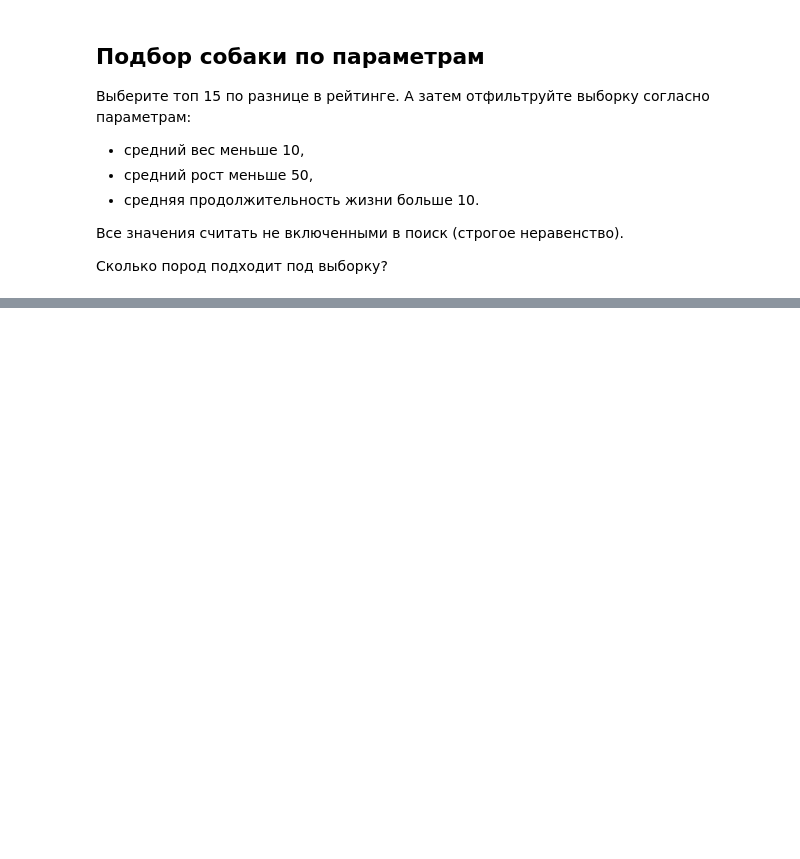
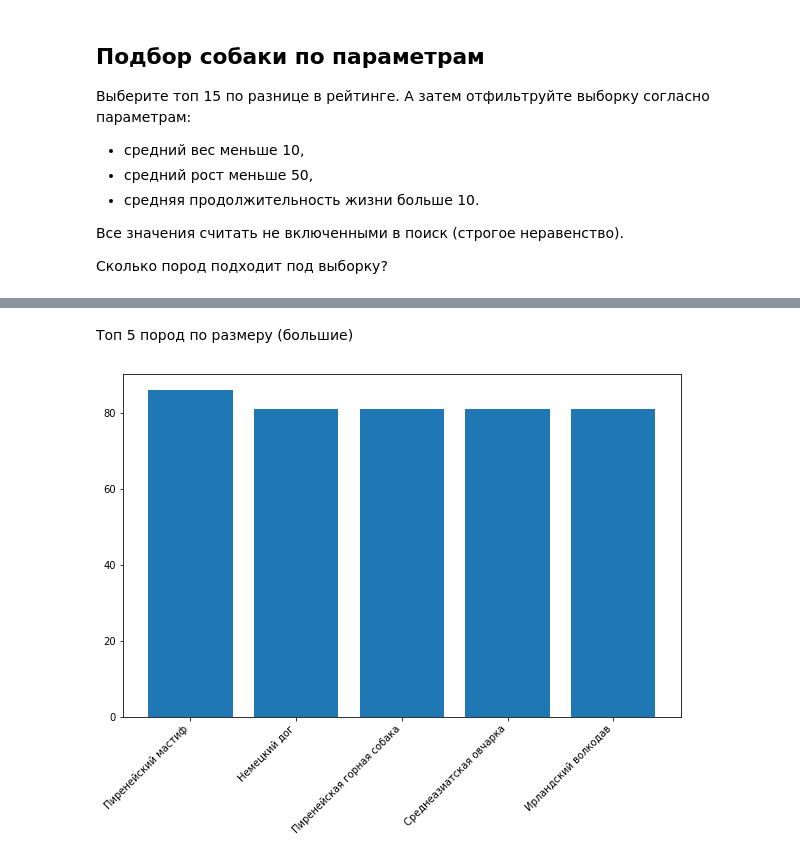
Before and after one commit to Gremler5442/colab-lab, a Jupyter notebook: Python_LabPandasColab.ipynb, the cells around one changed output, grey strips where cells are left out. Saved outputs shown, nothing was run; the diff lists cells and outputs as text; code cells hidden in the pictures; blank space fills up the shorter version.

```diff
--- a/Python_LabPandasColab.ipynb
+++ b/Python_LabPandasColab.ipynb
@@ -1326,0 +1377,13 @@ dogs["Рост среднее"] = dogs[['Рост макс','Рост мин']].
+# %% [markdown]
+Топ 5 пород по размеру (большие)
+# %%
+x = dogs[['Порода собак', 'Рост макс']].sort_values('Рост макс', ascending = False)[:5]['Порода собак']
+y = dogs[['Порода собак', 'Рост макс']].sort_values('Рост макс', ascending = False)[:5]['Рост макс']
+
+fig,ax = plt.subplots(figsize=(10,7))
+ax.bar(x, y)
+ax.set_xticklabels(x)
+fig.autofmt_xdate(rotation=45)
+plt.show()
+# %% [output]
+[figure, added]
```
Also changed, not shown: parts of 10 cells of this notebook.
